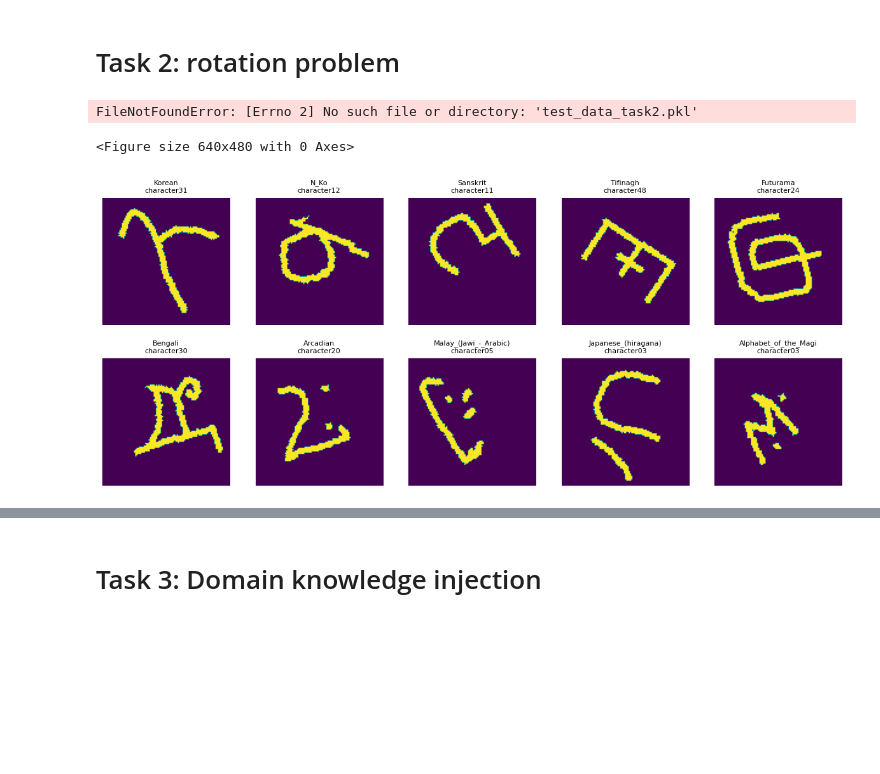
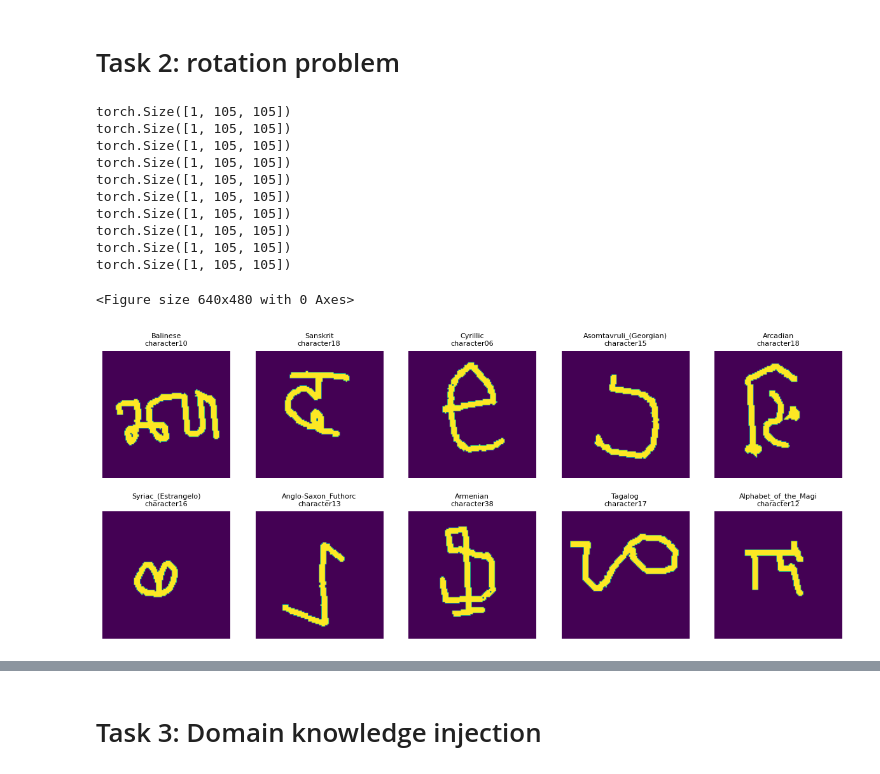
Before and after one commit to CPieter/2AMM10-Assignments, a Jupyter notebook: A1.ipynb, the cells around one changed output, grey strips where cells are left out. Saved outputs shown, nothing was run; the diff lists cells and outputs as text; code cells hidden in the pictures; blank space fills up the shorter version.

```diff
--- a/A1.ipynb
+++ b/A1.ipynb
@@ -666,9 +659,7 @@ class EmbeddingNet(nn.Module):
 # load the test data for task 2:
 # the structure of the test data of task 2 is exactly the same as for task 1,
 # but now the images are rotated by an unknown angle between 0 and 360 degrees.
-data_dict_test_task2 = load_data('test_data_task2.pkl')
+data_dict_test_task2 = load_data('data/a1/test_data_task2.pkl')
-# %% [output]
-FileNotFoundError: [Errno 2] No such file or directory: 'test_data_task2.pkl'
 # %%
 # solution and evaluation of task 2:
 import torchvision.transforms as transforms
@@ -686,15 +677,25 @@ def transform_train_data(data_dict):
         data_dict[alphabet][char] = augmented_images
   return data_dict
 # %%
-transformed_train_data = transform_train_data(train_data_task2)
+transformed_train_data_task2 = transform_train_data(train_data_task2)
 # %%
 plt.figure()
-plot_example_data(transformed_train_data)
+plot_example_data(transformed_train_data_task2)
 # plt.savefig('example_data.png', dpi=600)
 plt.show()
 # %% [output]
-<Figure size 640x480 with 0 Axes>
+torch.Size([1, 105, 105])
+torch.Size([1, 105, 105])
+torch.Size([1, 105, 105])
+torch.Size([1, 105, 105])
+torch.Size([1, 105, 105])
+torch.Size([1, 105, 105])
+torch.Size([1, 105, 105])
+torch.Size([1, 105, 105])
+torch.Size([1, 105, 105])
+torch.Size([1, 105, 105])
+<Figure size 640x480 with 0 Axes>
-[figure, old version]
+[figure, new version]
 # %%
 #We follow the same steps as in our preprocessing of the first model to train "model2"
 
```
Also changed, not shown: parts of 10 cells of this notebook.
